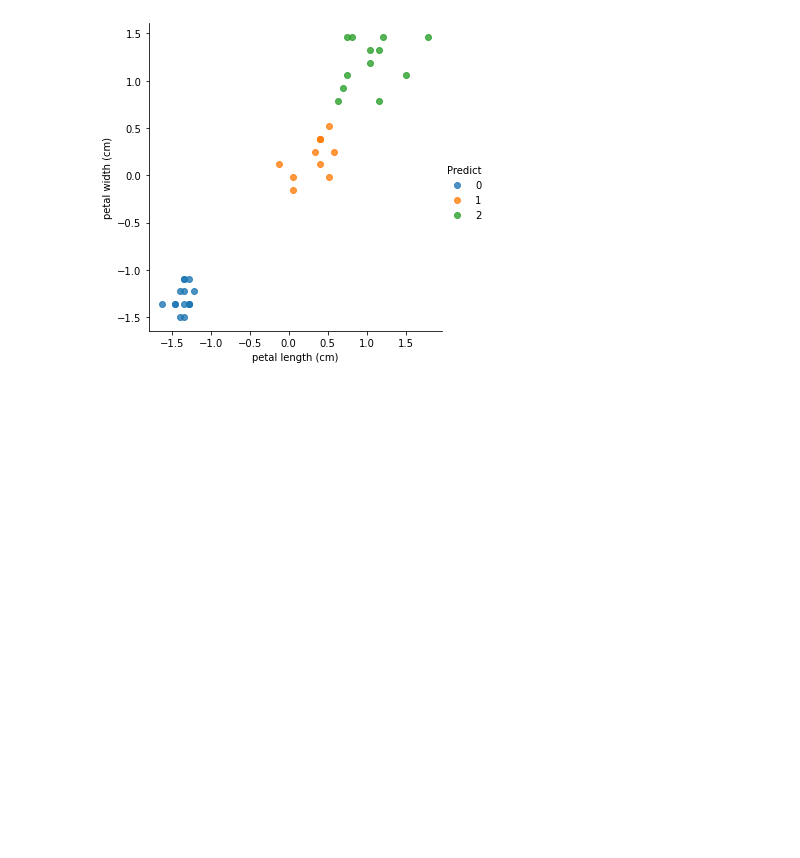
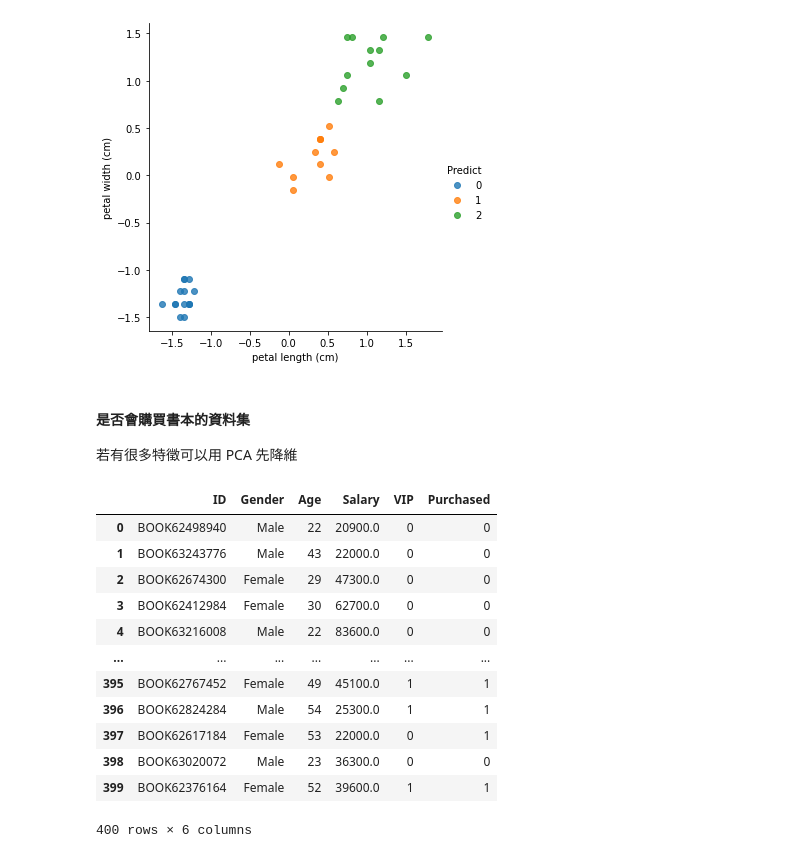
Before and after one commit to erik1110/Data-Science, a Jupyter notebook: 08_Model_Development/08_M2_Regression.ipynb, the cells around one changed output. Cells and saved outputs as stored; diff of their text form; code cells hidden in the pictures; blank space fills up the shorter version.

```diff
--- a/08_Model_Development/08_M2_Regression.ipynb
+++ b/08_Model_Development/08_M2_Regression.ipynb
@@ -237,3 +239,23 @@ sns.lmplot('petal length (cm)', 'petal width (cm)', data=df_test, hue="Predict",
 plt.show()
 # %% [output]
 [figure]
+# %% [markdown]
+#### 是否會購買書本的資料集
+若有很多特徵可以用 PCA 先降維
+# %%
+dataset = pd.read_csv('Book_Purchased.csv')
+dataset
+# %% [output]
+|  | ID | Gender | Age | Salary | VIP | Purchased |
+| 0 | BOOK62498940 | Male | 22 | 20900.0 | 0 | 0 |
+| 1 | BOOK63243776 | Male | 43 | 22000.0 | 0 | 0 |
+| 2 | BOOK62674300 | Female | 29 | 47300.0 | 0 | 0 |
+| 3 | BOOK62412984 | Female | 30 | 62700.0 | 0 | 0 |
+| 4 | BOOK63216008 | Male | 22 | 83600.0 | 0 | 0 |
+| ... | ... | ... | ... | ... | ... | ... |
+| 395 | BOOK62767452 | Female | 49 | 45100.0 | 1 | 1 |
+| 396 | BOOK62824284 | Male | 54 | 25300.0 | 1 | 1 |
+| 397 | BOOK62617184 | Female | 53 | 22000.0 | 0 | 1 |
+| 398 | BOOK63020072 | Male | 23 | 36300.0 | 0 | 0 |
+| 399 | BOOK62376164 | Female | 52 | 39600.0 | 1 | 1 |
+400 rows × 6 columns
```
Also changed, not shown: parts of 5 cells of this notebook, 1 other file.
